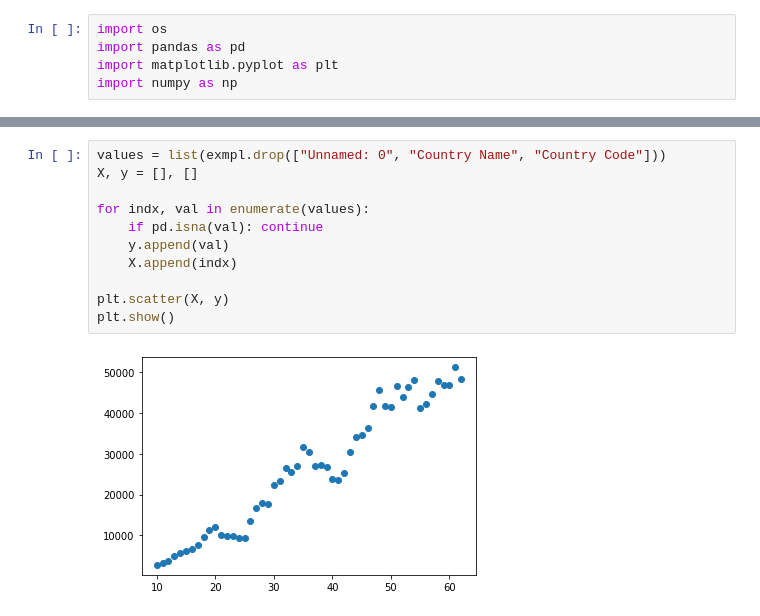
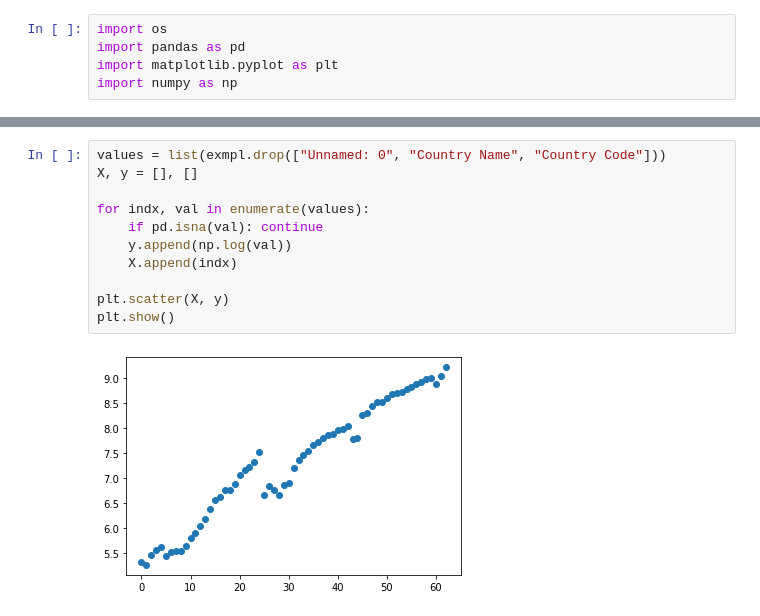
Before and after one commit to malikpaetzold/Statistical-Computing-DLBDBSC01, a Jupyter notebook: interpolate.ipynb, the cells around one changed output, grey strips where cells are left out. Saved outputs shown, nothing was run; the diff lists cells and outputs as text.

```diff
--- a/interpolate.ipynb
+++ b/interpolate.ipynb
@@ -34,13 +33,13 @@ Germany
 # %%
 values = list(exmpl.drop(["Unnamed: 0", "Country Name", "Country Code"]))
 X, y = [], []
 
 for indx, val in enumerate(values):
     if pd.isna(val): continue
-    y.append(val)
+    y.append(np.log(val))
     X.append(indx)
 
 plt.scatter(X, y)
 plt.show()
 # %% [output]
-[figure, old version]
+[figure, new version]
```
Also changed, not shown: parts of 9 cells of this notebook.
